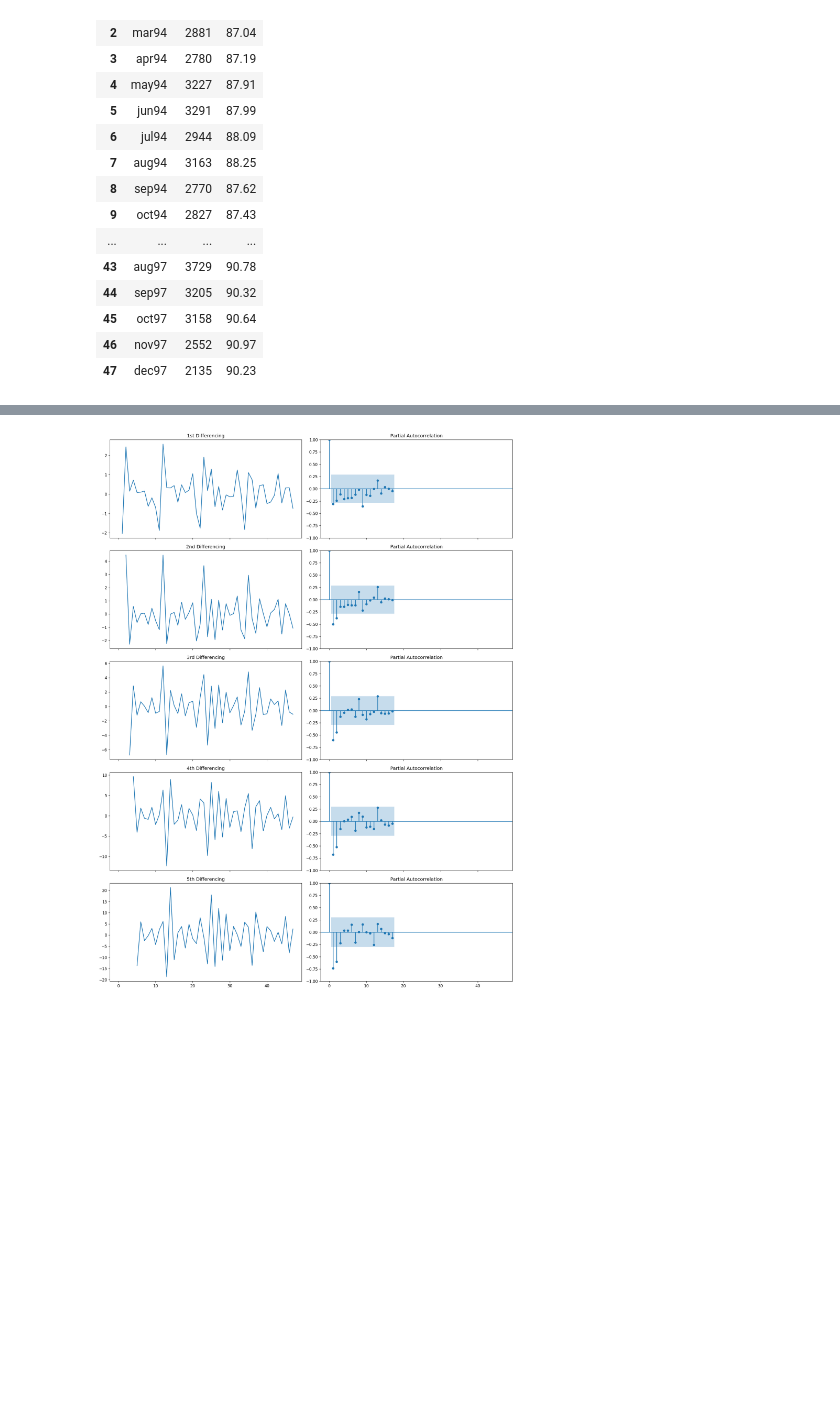
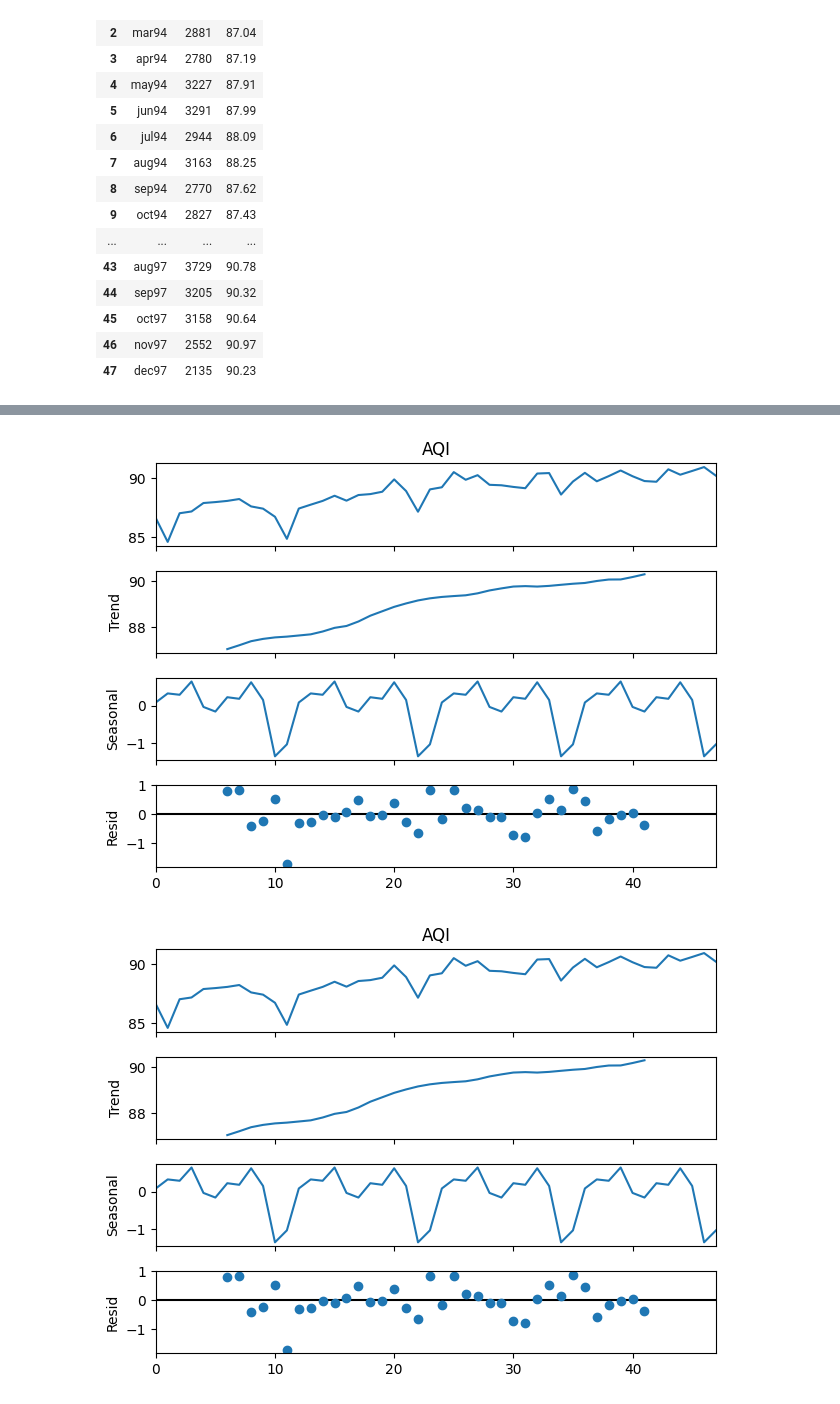
Before and after one commit to whosphong/STAT-CONSULT---UAstat590, a Jupyter notebook: proj_mainn.ipynb, the cells around one changed output, grey strips where cells are left out. Saved outputs shown, nothing was run; the diff lists cells and outputs as text; code cells hidden in the pictures; blank space fills up the shorter version.

```diff
--- a/proj_mainn.ipynb
+++ b/proj_mainn.ipynb
@@ -123,39 +44,11 @@ plt.show()
-# %%
-plt.rcParams.update({'figure.figsize':(15, 20), 'figure.dpi':120})
-
-fig, axes = plt.subplots(5, 2, sharex=True)
-
-# 1st Differencing
-axes[0, 0].plot(df.AQI.diff()); axes[0, 0].set_title('1st Differencing')
-axes[0, 1].set(ylim=(0, 5))
-plot_pacf(df.AQI.diff().dropna(), ax=axes[0, 1])
-axes[0, 1].set_title('Partial Autocorrelation')
-
-# 2nd Differencing
-axes[1, 0].plot(df.AQI.diff().diff()); axes[1, 0].set_title('2nd Differencing')
-axes[1, 1].set(ylim=(0, 5))
-plot_pacf(df.AQI.diff().diff().dropna(), ax=axes[1, 1])
-axes[1, 1].set_title('Partial Autocorrelation')
-
-# 3rd Differencing
-axes[2, 0].plot(df.AQI.diff().diff().diff()); axes[2, 0].set_title('3rd Differencing')
-axes[2, 1].set(ylim=(0, 5))
-plot_pacf(df.AQI.diff().diff().diff().dropna(), ax=axes[2, 1])
-axes[2, 1].set_title('Partial Autocorrelation')
-
-# 4th Differencing
-axes[3, 0].plot(df.AQI.diff().diff().diff().diff()); axes[3, 0].set_title('4th Differencing')
-axes[3, 1].set(ylim=(0, 5))
-plot_pacf(df.AQI.diff().diff().diff().diff().dropna(), ax=axes[3, 1])
-axes[3, 1].set_title('Partial Autocorrelation')
-
-# 5th Differencing
-axes[4, 0].plot(df.AQI.diff().diff().diff().diff().diff()); axes[4, 0].set_title('5th Differencing')
-axes[4, 1].set(ylim=(0, 5))
-plot_pacf(df.AQI.diff().diff().diff().diff().diff().dropna(), ax=axes[4, 1])
-axes[4, 1].set_title('Partial Autocorrelation')
-
-plt.tight_layout()
-plt.show()
-# %% [output]
-[figure, removed]
+# %%
+result = seasonal_decompose(df['AQI'], model='additive', period=12)
+
+# Plot the decomposition components
+result.plot()
+
+
+## Yearly seasonality is observed in the data
+# %% [output]
+[figure, added]
+[figure, added]
```
Also changed, not shown: parts of 16 cells of this notebook.
